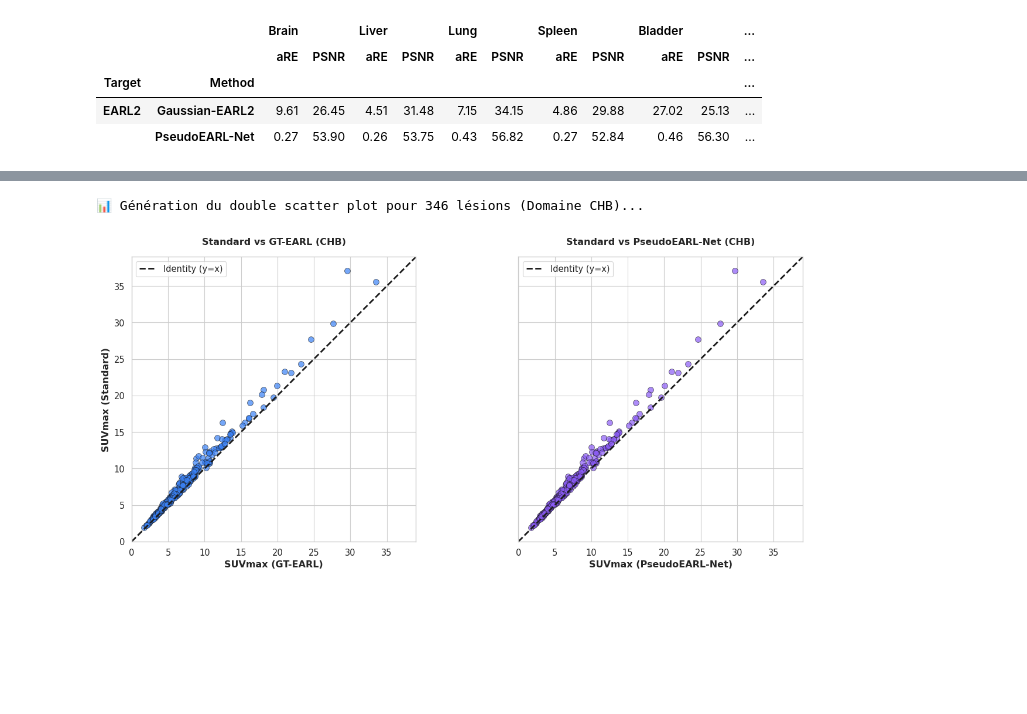
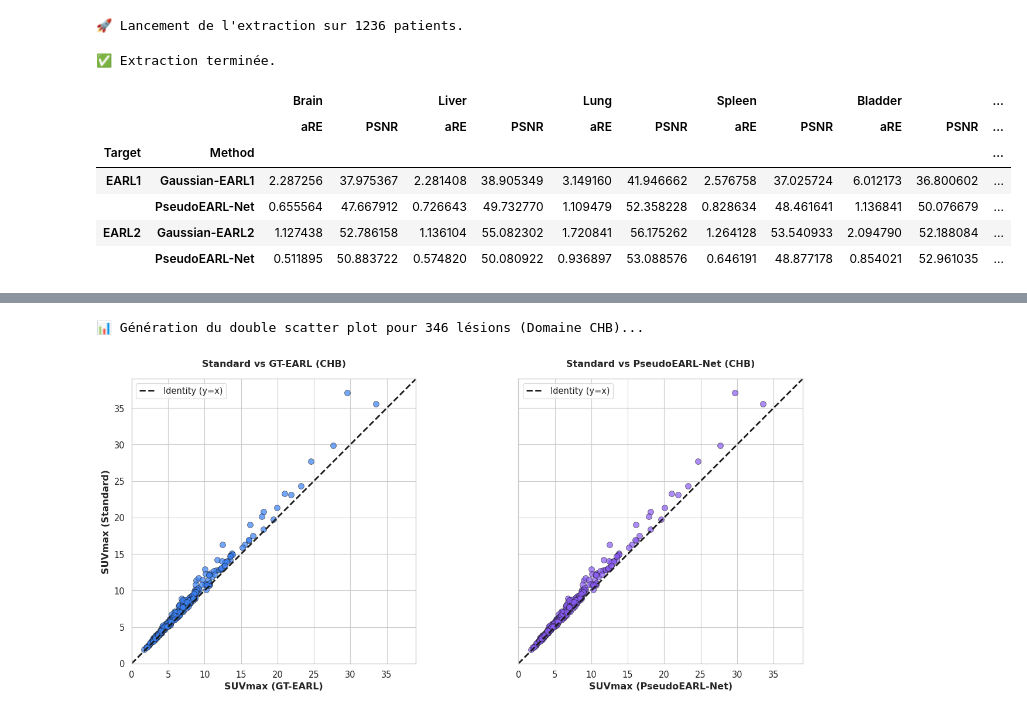
Before and after one commit to Arksyd96/federated-pet-harmonization, a Jupyter notebook: notebooks/pseudo_earl_evaluation.ipynb, the cells around one changed output, grey strips where cells are left out. Cells and saved outputs as stored; diff of their text form; code cells hidden in the pictures; blank space fills up the shorter version.

```diff
--- a/notebooks/pseudo_earl_evaluation.ipynb
+++ b/notebooks/pseudo_earl_evaluation.ipynb
@@ -239,19 +239,22 @@ def extract_comprehensive_metrics(
 
 final_dict = extract_comprehensive_metrics(
     base_dirs=[
-        './outputs/pseudo-earl/a100',
-        './outputs/pseudo-earl/chb',
-        './outputs/pseudo-earl/rennes',
-        './outputs/pseudo-earl/nantes'
+        '../outputs/pseudo-earl/a100',
+        '../outputs/pseudo-earl/chb',
+        '../outputs/pseudo-earl/rennes',
+        '../outputs/pseudo-earl/nantes'
     ],
     mask_filename='mask.nii.gz', # Modifie si ton masque s'appelle différemment
     target_vois=['liver', 'lung', 'brain', 'spleen', 'urinary_bladder', 'lesion']
 )
 
-# save as pickle
-import pickle
-with open('extracted_metrics.pkl', 'wb') as f:
-    pickle.dump(final_dict, f)
+# # save as pickle
+# import pickle
+# with open('extracted_metrics.pkl', 'wb') as f:
+#     pickle.dump(final_dict, f)
+# %% [output]
+🚀 Lancement de l'extraction sur 1236 patients.
+✅ Extraction terminée.
 # %%
 import pandas as pd
 import numpy as np
@@ -261,9 +264,9 @@ def generate_are_psnr_table(master_dict):
 
     # Définition stricte des centres par Standard
     valid_domains = {
-        'earl2': ['nantes', 'domain_nantes'],
-        # 'earl1': ['rennes', 'chb', 'a100', 'domain_rennes', 'domain_chb', 'domain_a100'],
-        # 'earl2': ['nantes', 'a100', 'domain_nantes', 'domain_a100']
+        # 'earl2': ['nantes', 'domain_nantes'],
+        'earl1': ['rennes', 'chb', 'a100', 'domain_rennes', 'domain_chb', 'domain_a100'],
+        'earl2': ['nantes', 'a100', 'domain_nantes', 'domain_a100']
     }
 
     # 1. Aplatissement du dictionnaire
@@ -333,36 +336,38 @@ def generate_are_psnr_table(master_dict):
 
     # Ordre spécifique des VOIs et métriques
     ordered_vois = ['Brain', 'Liver', 'Lung', 'Spleen', 'Bladder', 'Lesions']
     ordered_metrics = ['aRE', 'PSNR']
 
     # Filtre les VOIs qui sont réellement présentes dans les données pour éviter les KeyError
     existing_vois = [v for v in ordered_vois if v in table.columns.levels[0]]
 
     table = table.reindex(columns=pd.MultiIndex.from_product([existing_vois, ordered_metrics]))
 
     # Ordre spécifique des lignes
     ordered_methods = [
-        # ('EARL1', 'Gaussian-EARL1'), ('EARL1', 'PseudoEARL-Net'),
+        ('EARL1', 'Gaussian-EARL1'), ('EARL1', 'PseudoEARL-Net'),
         ('EARL2', 'Gaussian-EARL2'), ('EARL2', 'PseudoEARL-Net')
     ]
     existing_methods = [m for m in ordered_methods if m in table.index]
     table = table.reindex(existing_methods)
 
     return table
 
 # =========================================================
 # EXÉCUTION
 # =========================================================
 # (On suppose que final_dict est le résultat retourné par ta fonction d'extraction)
 
 summary_table = generate_are_psnr_table(final_dict)
 summary_table
 # %% [output]
 |  |  | Brain |  | Liver |  | Lung |  | Spleen |  | Bladder |  | ... |
 |  |  | aRE | PSNR | aRE | PSNR | aRE | PSNR | aRE | PSNR | aRE | PSNR | ... |
 | Target | Method |  |  |  |  |  |  |  |  |  |  | ... |
-| EARL2 | Gaussian-EARL2 | 9.61 | 26.45 | 4.51 | 31.48 | 7.15 | 34.15 | 4.86 | 29.88 | 27.02 | 25.13 | ... |
-|  | PseudoEARL-Net | 0.27 | 53.90 | 0.26 | 53.75 | 0.43 | 56.82 | 0.27 | 52.84 | 0.46 | 56.30 | ... |
+| EARL1 | Gaussian-EARL1 | 2.287256 | 37.975367 | 2.281408 | 38.905349 | 3.149160 | 41.946662 | 2.576758 | 37.025724 | 6.012173 | 36.800602 | ... |
+|  | PseudoEARL-Net | 0.655564 | 47.667912 | 0.726643 | 49.732770 | 1.109479 | 52.358228 | 0.828634 | 48.461641 | 1.136841 | 50.076679 | ... |
+| EARL2 | Gaussian-EARL2 | 1.127438 | 52.786158 | 1.136104 | 55.082302 | 1.720841 | 56.175262 | 1.264128 | 53.540933 | 2.094790 | 52.188084 | ... |
+|  | PseudoEARL-Net | 0.511895 | 50.883722 | 0.574820 | 50.080922 | 0.936897 | 53.088576 | 0.646191 | 48.877178 | 0.854021 | 52.961035 | ... |
 # %%
 import pandas as pd
 import numpy as np
```
Also changed, not shown: parts of 3 cells of this notebook, 2 other files.
